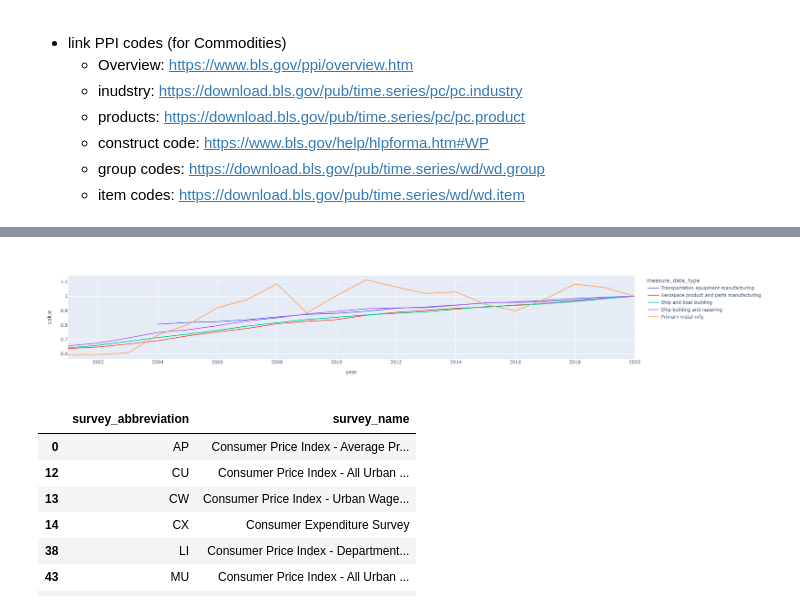
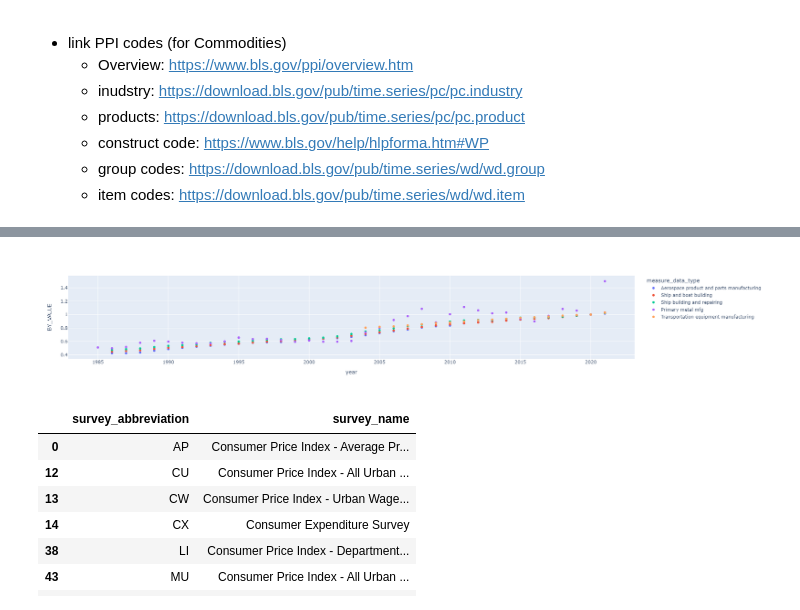
Before and after one commit to frankij11/PyCostTools, a Jupyter notebook: nb/Inflation.ipynb, the cells around one changed output, grey strips where cells are left out. Cells and saved outputs as stored; diff of their text form; code cells hidden in the pictures.

Commit message:
Escalation: Updated bls_search to allow query of more than 15 years
concatenate search in increments of 15 using a loop

```diff
--- a/nb/Inflation.ipynb
+++ b/nb/Inflation.ipynb
@@ -21,6 +21,7 @@ pd.options.plotting.backend="plotly"
     # group codes: https://download.bls.gov/pub/time.series/wd/wd.group
     # item codes: https://download.bls.gov/pub/time.series/wd/wd.item
 key = 'f735c845833c4374b10b252cecc0d1da'
+cpi  = "APU000070111"
 bls_ids_commodity = ["WPU14","WPU142","WPU141","WPU14210206","WPU142104" ]
 bls_ids = ["PCU336---336---","PCU3364--3364--","PCU3366--3366--", "PCU336611336611", "PCU331---331---" ]
 def bls_formatted_data(seriesid=bls_ids,startyear=2011, endyear=2014, key=key):
@@ -55,13 +56,25 @@ def bls_format(data):
         x=pd.DataFrame(series['data']).assign(**meta)
         df = df.append(x)
     return df
-def get_bls(seriesid=bls_ids,startyear=2001, endyear=2021, key=key, annual=True, BY = 2020):
-    data= bls_search(seriesid=seriesid,startyear=startyear, endyear=endyear, key=key)
-    df = bls_format(data)
+def get_bls(seriesid=bls_ids,startyear=1980, endyear=2022, key=key, annual=True, BY = 2020):
+    if endyear -startyear >15:
+        print("can only get 15 years at a time, attemptig to glue queries together")
+        i = 0
+        tmp = pd.DataFrame()
+        while startyear + (i * 15) < endyear:
+            tmp_data = bls_search(seriesid=seriesid,startyear=startyear +(i*15) , endyear=min(endyear, startyear +(i*15) +15) , key=key)
+            tmp = tmp.append(bls_format(tmp_data))
+            i=i+1
+        #print (tmp.year.unique())
+        df = tmp
+
+    else:
+        data= bls_search(seriesid=seriesid,startyear=startyear, endyear=endyear, key=key)
+        df = bls_format(data)
     if annual:
         df = df.query('periodName == "Annual"').assign(BY = BY)
         by_vals = df.query(f"year =='{BY}'")[['series_id', 'value']].assign(BY_VALUE = lambda x: x.value).drop('value', axis=1)
-        df =df.merge(by_vals, on='series_id', how='left').assign(value = lambda x: x.value.map(float) / x.BY_VALUE.map(float))
+        df =df.merge(by_vals, on='series_id', how='left').assign(BY_VALUE = lambda x: x.value.map(float) / x.BY_VALUE.map(float)).reset_index()#.drop_duplicates([['series_id', 'year']])
 
     else:
         df = df.query('periodName != "Annual"')
@@ -72,9 +85,8 @@ data
 vals = bls_format(data).query('periodName =="Annual"')
 vals
 
-bls = get_bls(annual=True)
-print("BaseYear =", bls.query("value ==100").year.unique())
-bls
-#bls.pivot_table(index=['measure_data_type'], columns=['year'])
+bls = get_bls(annual=True, BY=2020)
+print("BaseYear =", bls.query("value =='100'").year.unique())
+bls.pivot_table(values = 'BY_VALUE', index=['measure_data_type', "BY"], columns=['year'])
 #vals.apply(lambda x: x / vals['2020'], axis=1)
 # %% [output]
@@ -95,8 +103,8 @@ BaseYear = []
 # %%
-fig = bls.assign(year=lambda x: x.year.map(int), value = lambda x: x.value.map(float)).plot(x='year', y ='value', color ='measure_data_type')
+fig = bls.assign(year=lambda x: x.year.map(int), value = lambda x: x.value.map(float)).plot(x='year', y ='BY_VALUE', color ='measure_data_type', kind='scatter')
 fig.show()
 # %% [output]
-[figure, old version]
+[figure, new version]
 # %%
 surveys = bls_surveys()
 surveys.loc[surveys.survey_name.str.contains("Consumer")]
```
Also changed, not shown: parts of 1 cell of this notebook.
